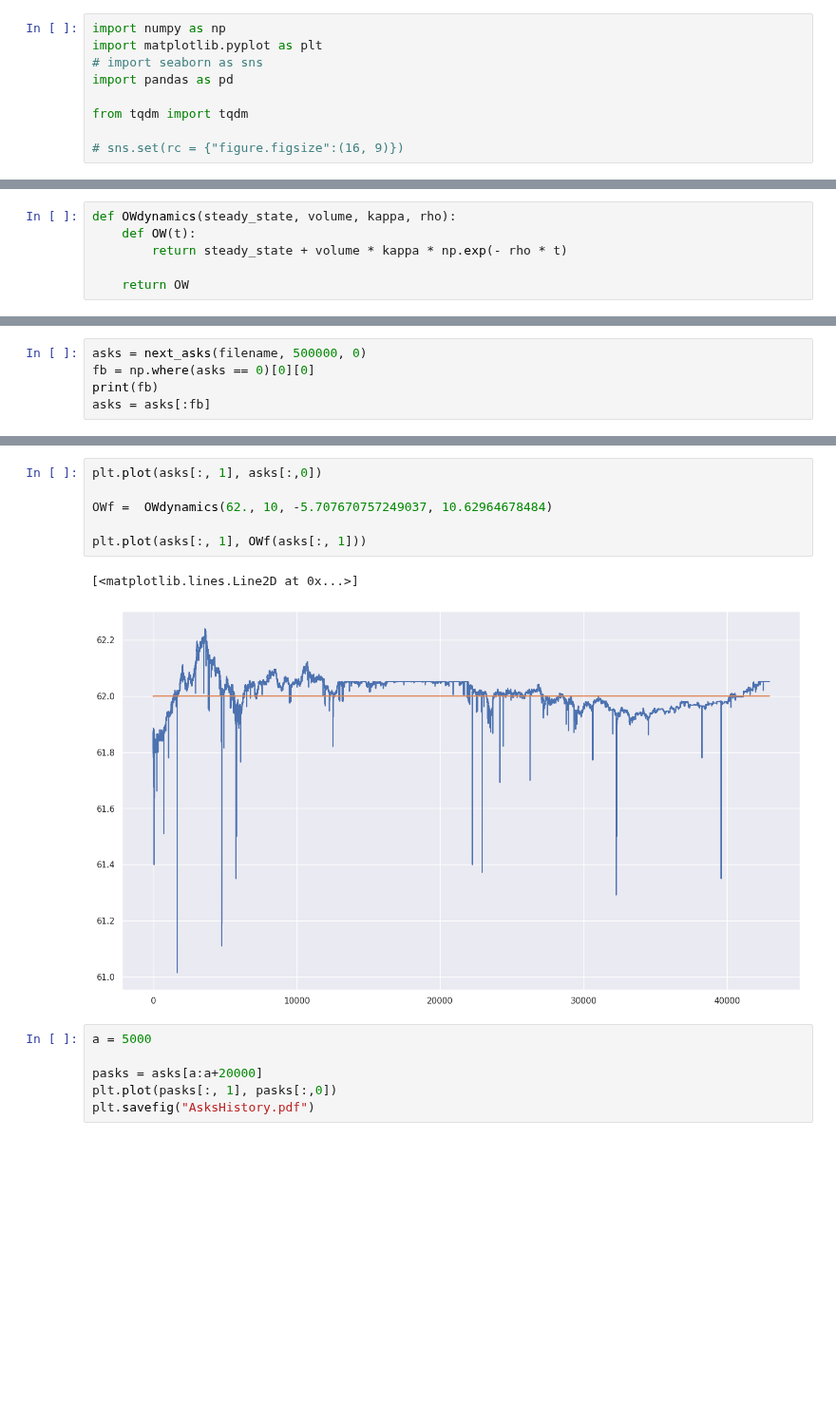
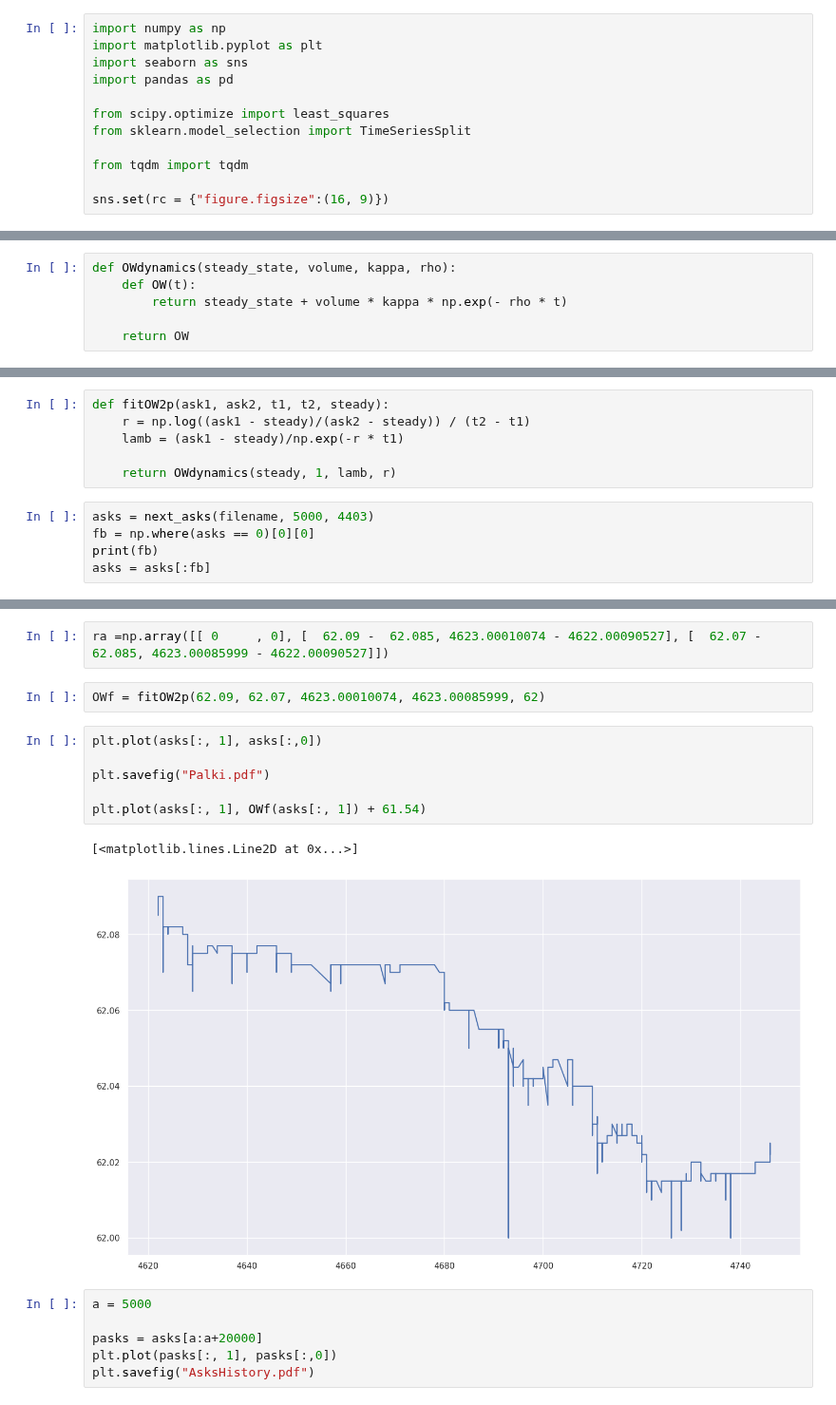
Before and after one commit to VsevolodZaostrovsky/OWModel, a Jupyter notebook: New data/coefs anal/backtest.ipynb, the cells around one changed output, grey strips where cells are left out. Shown at 95% size. Saved outputs shown, nothing was run; the diff lists cells and outputs as text; blank space fills up the shorter version.

```diff
--- a/New data/coefs anal/backtest.ipynb
+++ b/New data/coefs anal/backtest.ipynb
@@ -1,9 +1,12 @@
 # %%
 import numpy as np
 import matplotlib.pyplot as plt
-# import seaborn as sns
+import seaborn as sns
 import pandas as pd
+
+from scipy.optimize import least_squares
+from sklearn.model_selection import TimeSeriesSplit
 
 from tqdm import tqdm
 
-# sns.set(rc = {"figure.figsize":(16, 9)})
+sns.set(rc = {"figure.figsize":(16, 9)})
@@ -98,5 +109,11 @@ def OWdynamics(steady_state, volume, kappa, rho):
+# %%
+def fitOW2p(ask1, ask2, t1, t2, steady):
+    r = np.log((ask1 - steady)/(ask2 - steady)) / (t2 - t1)
+    lamb = (ask1 - steady)/np.exp(-r * t1)
+
+    return OWdynamics(steady, 1, lamb, r)
 # %%
-asks = next_asks(filename, 500000, 0)
+asks = next_asks(filename, 5000, 4403)
 fb = np.where(asks == 0)[0][0]
 print(fb)
 asks = asks[:fb]
@@ -105,12 +124,16 @@ asks = asks[:fb]
+# %%
+ra =np.array([[ 0     , 0], [  62.09 -  62.085, 4623.00010074 - 4622.00090527], [  62.07 -  62.085, 4623.00085999 - 4622.00090527]])
+# %%
+OWf = fitOW2p(62.09, 62.07, 4623.00010074, 4623.00085999, 62)
 # %%
 plt.plot(asks[:, 1], asks[:,0])
 
-OWf =  OWdynamics(62., 10, -5.707670757249037, 10.62964678484)
+plt.savefig("Palki.pdf")
 
-plt.plot(asks[:, 1], OWf(asks[:, 1]))
+plt.plot(asks[:, 1], OWf(asks[:, 1]) + 61.54)
 # %% [output]
 [<matplotlib.lines.Line2D at 0x...>]
-[figure, old version]
+[figure, new version]
 # %%
 a = 5000
 
```
Also changed, not shown: parts of 4 cells of this notebook, 5 other files.
